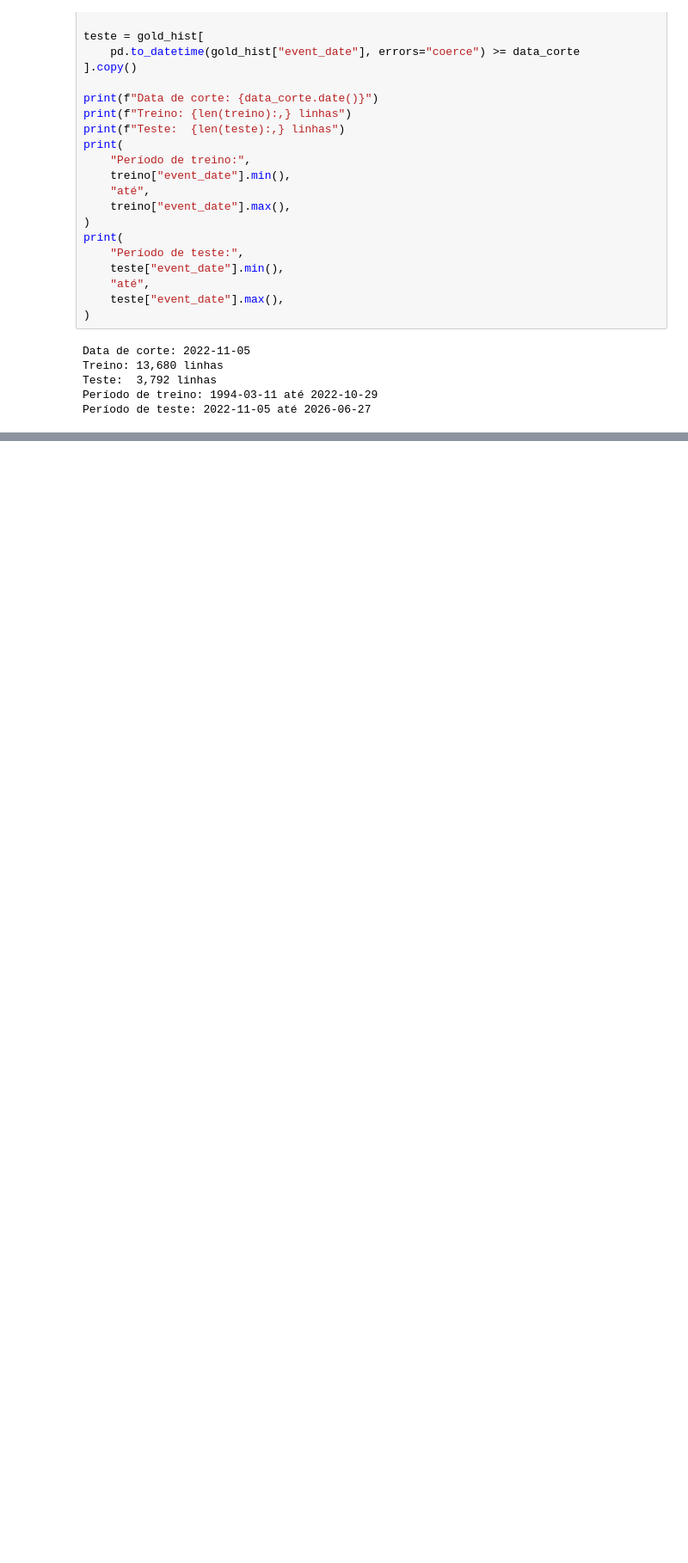
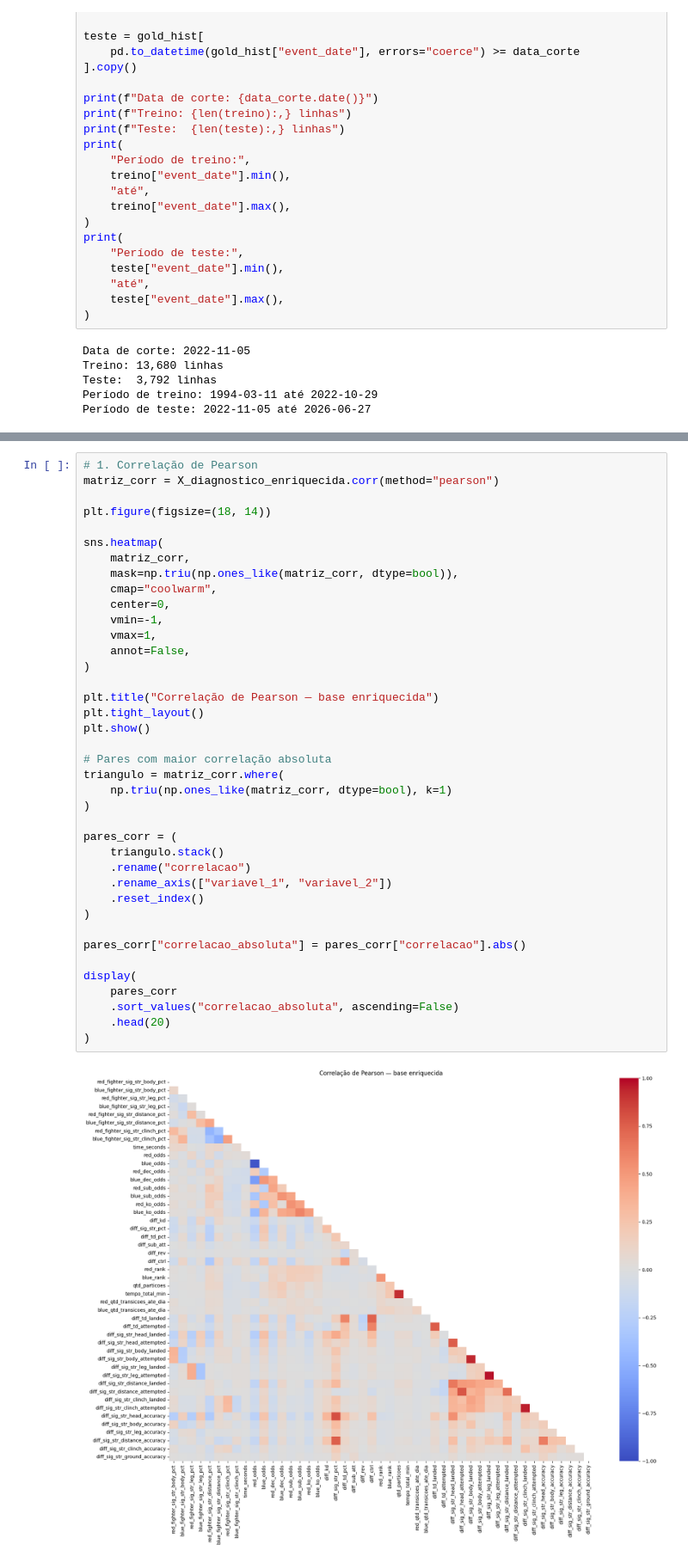
Before and after one commit to EduardoDemetrio/mma-data-lab, a Jupyter notebook: model.ipynb, the cells around one changed output, grey strips where cells are left out. Shown at 86% size. Saved outputs shown, nothing was run; the diff lists cells and outputs as text; blank space fills up the shorter version.

```diff
--- a/model.ipynb
+++ b/model.ipynb
@@ -3172,0 +3982,41 @@ Exemplo das colunas adicionadas:
+# %%
+# 1. Correlação de Pearson
+matriz_corr = X_diagnostico_enriquecida.corr(method="pearson")
+
+plt.figure(figsize=(18, 14))
+
+sns.heatmap(
+    matriz_corr,
+    mask=np.triu(np.ones_like(matriz_corr, dtype=bool)),
+    cmap="coolwarm",
+    center=0,
+    vmin=-1,
+    vmax=1,
+    annot=False,
+)
+
+plt.title("Correlação de Pearson — base enriquecida")
+plt.tight_layout()
+plt.show()
+
+# Pares com maior correlação absoluta
+triangulo = matriz_corr.where(
+    np.triu(np.ones_like(matriz_corr, dtype=bool), k=1)
+)
+
+pares_corr = (
+    triangulo.stack()
+    .rename("correlacao")
+    .rename_axis(["variavel_1", "variavel_2"])
+    .reset_index()
+)
+
+pares_corr["correlacao_absoluta"] = pares_corr["correlacao"].abs()
+
+display(
+    pares_corr
+    .sort_values("correlacao_absoluta", ascending=False)
+    .head(20)
+)
+# %% [output]
+[figure, added]
```
Also changed, not shown: parts of 63 cells of this notebook, 2 other files.
